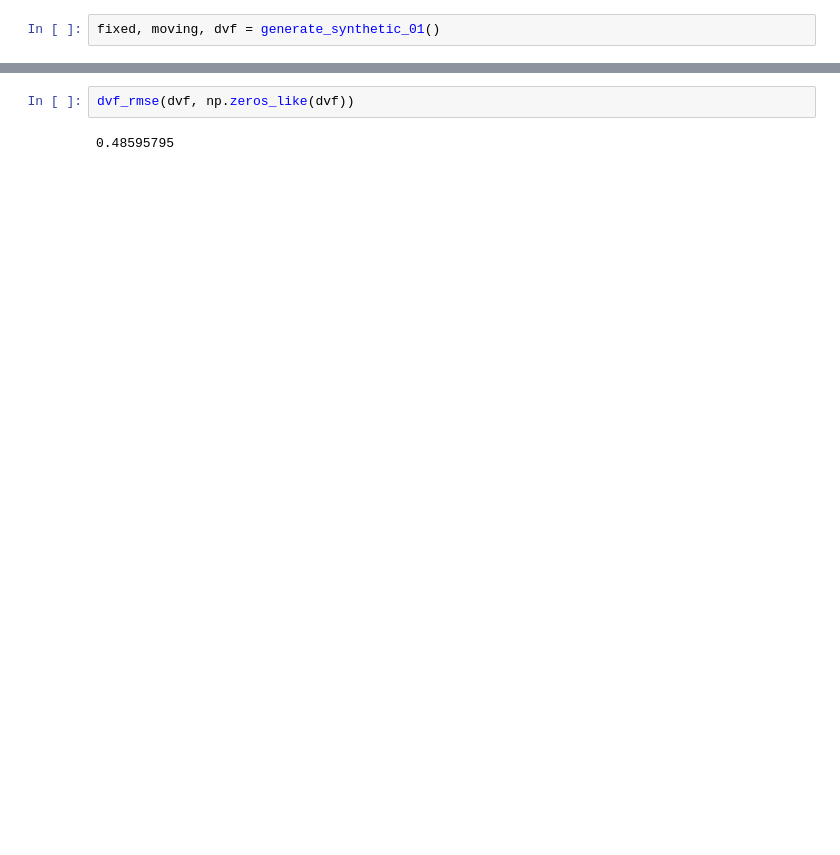
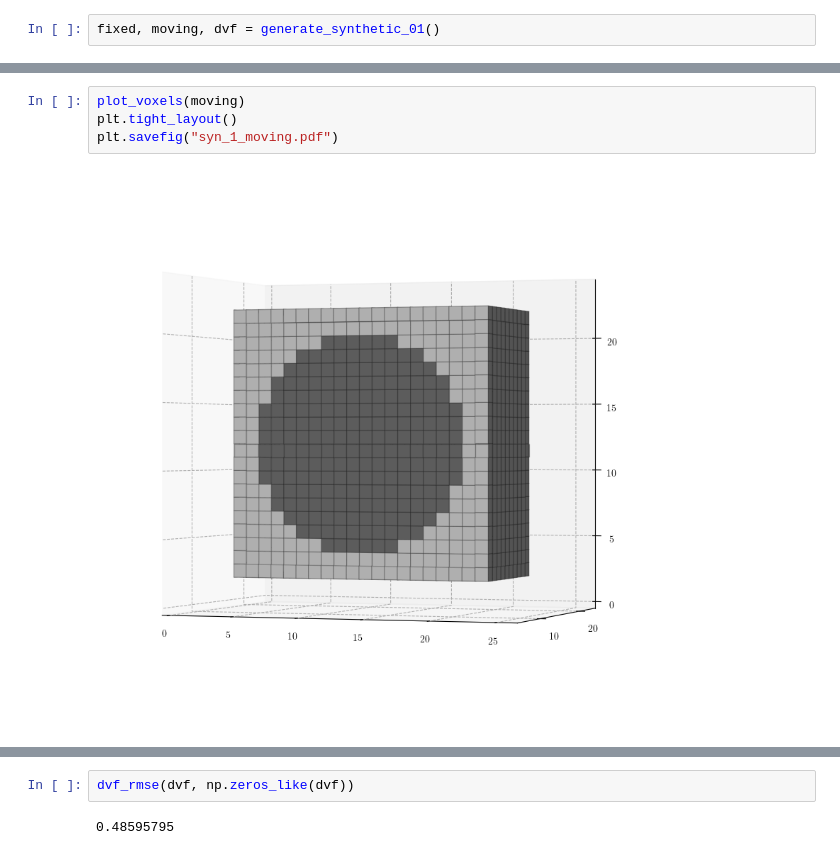
Before and after one commit to joasiee/elastix, a Jupyter notebook: experiments/notebooks/voxels.ipynb, the cells around one changed output, grey strips where cells are left out. Drawn from its saved outputs; the diff is of its cells as text; blank space fills up the shorter version.

```diff
--- a/experiments/notebooks/voxels.ipynb
+++ b/experiments/notebooks/voxels.ipynb
@@ -85,0 +93,6 @@ fixed, moving, dvf = generate_synthetic_01()
+# %%
+plot_voxels(moving)
+plt.tight_layout()
+plt.savefig("syn_1_moving.pdf")
+# %% [output]
+[figure, added]
```
Also changed, not shown: parts of 6 cells of this notebook, 4 other files.
